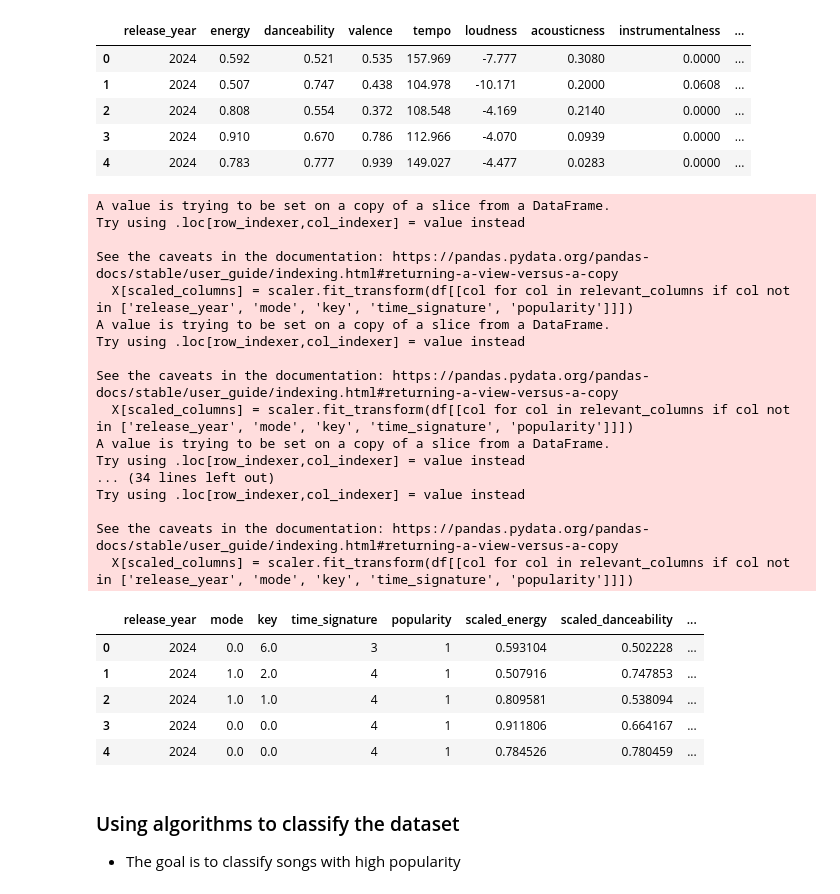
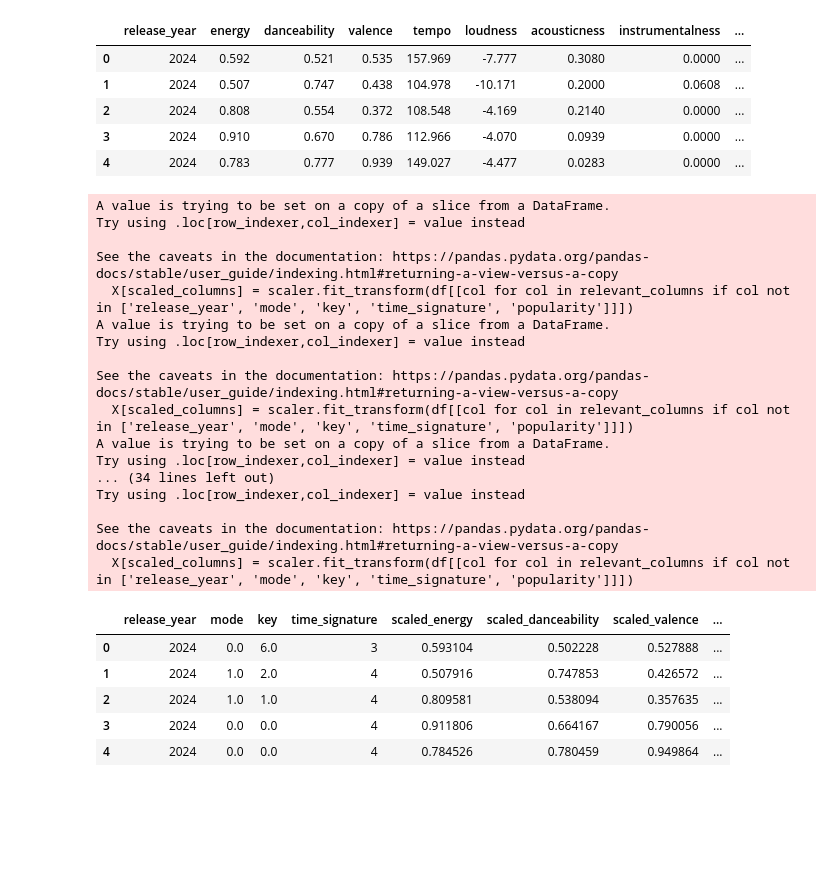
Before and after one commit to LuiisClaudio/spotify-analytics, a Jupyter notebook: capstone_project_proposal.ipynb, the cells around one changed output. Saved outputs shown, nothing was run; the diff lists cells and outputs as text; code cells hidden in the pictures; blank space fills up the shorter version.

```diff
--- a/capstone_project_proposal.ipynb
+++ b/capstone_project_proposal.ipynb
@@ -1154,41 +1133,38 @@ from sklearn.preprocessing import MinMaxScaler
 
 # Initialize the scaler
 scaler = MinMaxScaler()
 
 # Scale the relevant columns
 scaled_columns = ['scaled_' + col for col in relevant_columns if col not in ['release_year', 'mode', 'key', 'time_signature', 'popularity']]
 X[scaled_columns] = scaler.fit_transform(df[[col for col in relevant_columns if col not in ['release_year', 'mode', 'key', 'time_signature', 'popularity']]])
 
 # Drop the original unscaled columns and keep only the necessary ones
-X = X.drop(columns=[col for col in relevant_columns if col not in ['release_year', 'mode', 'key', 'time_signature', 'popularity']])
+X = X.drop(columns=[col for col in relevant_columns if col not in ['release_year', 'mode', 'key', 'time_signature']])
 
 # Display the first few rows to verify the scaled columns
 X.head()
 # %% [output]
 A value is trying to be set on a copy of a slice from a DataFrame.
 Try using .loc[row_indexer,col_indexer] = value instead
 
 See the caveats in the documentation: https://pandas.pydata.org/pandas-docs/stable/user_guide/indexing.html#returning-a-view-versus-a-copy
   X[scaled_columns] = scaler.fit_transform(df[[col for col in relevant_columns if col not in ['release_year', 'mode', 'key', 'time_signature', 'popularity']]])
 A value is trying to be set on a copy of a slice from a DataFrame.
 Try using .loc[row_indexer,col_indexer] = value instead
 
 See the caveats in the documentation: https://pandas.pydata.org/pandas-docs/stable/user_guide/indexing.html#returning-a-view-versus-a-copy
   X[scaled_columns] = scaler.fit_transform(df[[col for col in relevant_columns if col not in ['release_year', 'mode', 'key', 'time_signature', 'popularity']]])
 A value is trying to be set on a copy of a slice from a DataFrame.
 Try using .loc[row_indexer,col_indexer] = value instead
 ... (34 lines left out)
 Try using .loc[row_indexer,col_indexer] = value instead
 
 See the caveats in the documentation: https://pandas.pydata.org/pandas-docs/stable/user_guide/indexing.html#returning-a-view-versus-a-copy
   X[scaled_columns] = scaler.fit_transform(df[[col for col in relevant_columns if col not in ['release_year', 'mode', 'key', 'time_signature', 'popularity']]])
-|  | release_year | mode | key | time_signature | popularity | scaled_energy | scaled_danceability | ... |
-| 0 | 2024 | 0.0 | 6.0 | 3 | 1 | 0.593104 | 0.502228 | ... |
-| 1 | 2024 | 1.0 | 2.0 | 4 | 1 | 0.507916 | 0.747853 | ... |
-| 2 | 2024 | 1.0 | 1.0 | 4 | 1 | 0.809581 | 0.538094 | ... |
-| 3 | 2024 | 0.0 | 0.0 | 4 | 1 | 0.911806 | 0.664167 | ... |
-| 4 | 2024 | 0.0 | 0.0 | 4 | 1 | 0.784526 | 0.780459 | ... |
+|  | release_year | mode | key | time_signature | scaled_energy | scaled_danceability | scaled_valence | ... |
+| 0 | 2024 | 0.0 | 6.0 | 3 | 0.593104 | 0.502228 | 0.527888 | ... |
+| 1 | 2024 | 1.0 | 2.0 | 4 | 0.507916 | 0.747853 | 0.426572 | ... |
+| 2 | 2024 | 1.0 | 1.0 | 4 | 0.809581 | 0.538094 | 0.357635 | ... |
+| 3 | 2024 | 0.0 | 0.0 | 4 | 0.911806 | 0.664167 | 0.790056 | ... |
+| 4 | 2024 | 0.0 | 0.0 | 4 | 0.784526 | 0.780459 | 0.949864 | ... |
-# %% [markdown]
-### Using algorithms to classify the dataset
-- The goal is to classify songs with high popularity
 # %%
```
Also changed, not shown: parts of 6 cells of this notebook.
